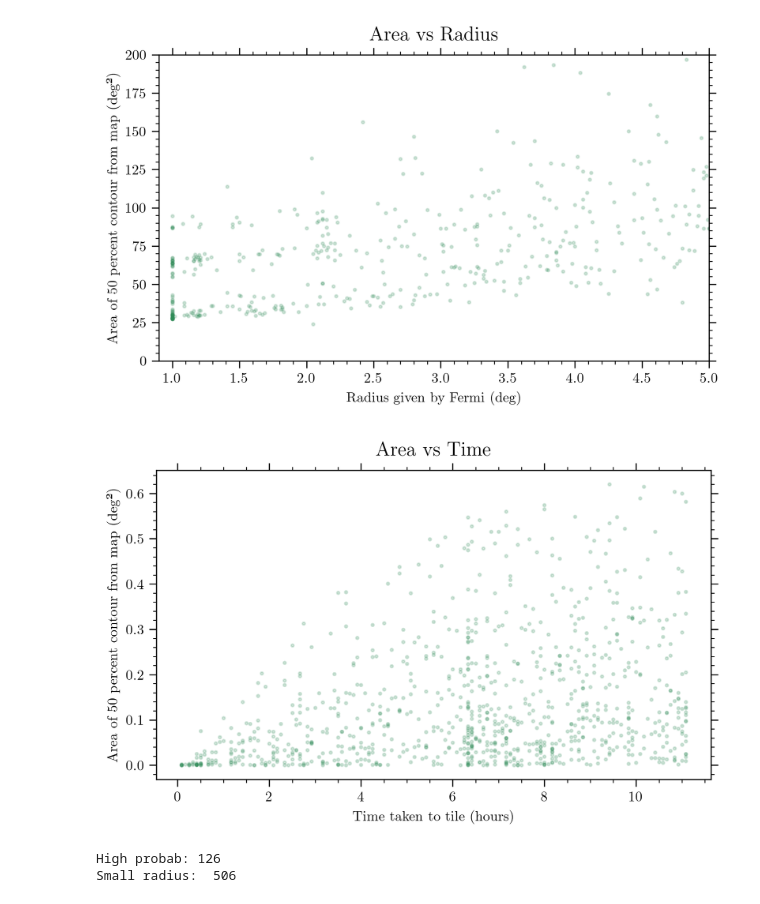
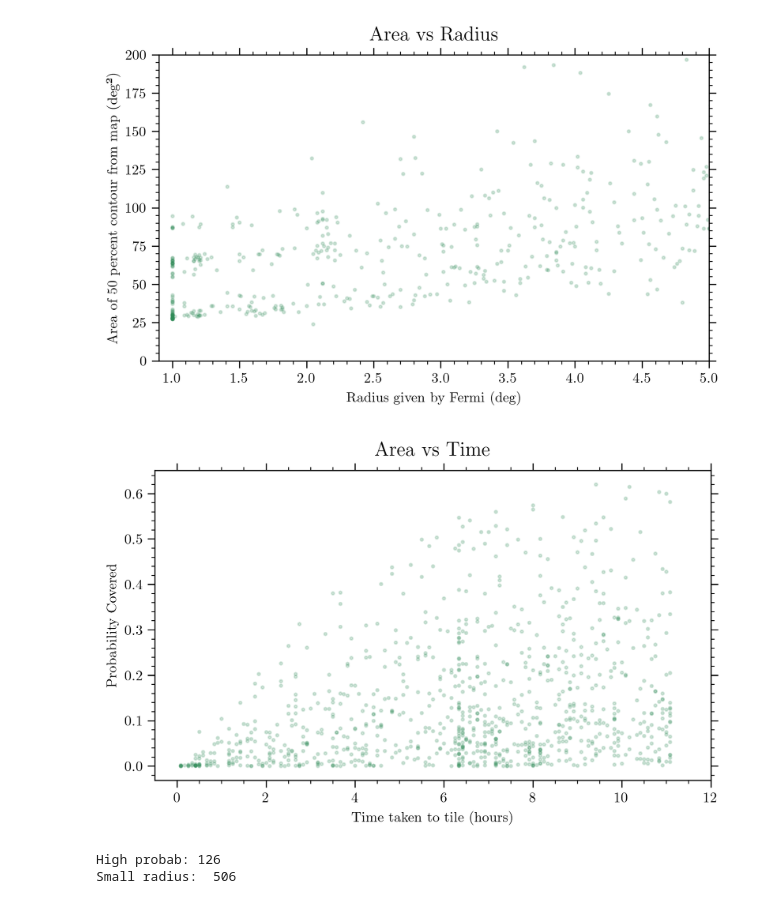
Before and after one commit to ravioli1369/fermi_grbs, a Jupyter notebook: stats.ipynb, the cells around one changed output. Cells and saved outputs as stored; diff of their text form; code cells hidden in the pictures.

```diff
--- a/stats.ipynb
+++ b/stats.ipynb
@@ -168,14 +169,14 @@ plt.show()
 # %%
 plt.figure(figsize=(7,4), dpi=300)
 plt.scatter(times/60, probs, s=4, color='seagreen', alpha=0.2)
 plt.xlabel("Time taken to tile (hours)")
-plt.ylabel("Area of 50 percent contour from map (deg²)")
+plt.ylabel("Probability Covered")
 plt.title("Area vs Time", fontsize=14, pad=10)
 # plt.ylim(0,200)
-# plt.xlim(0.9,5)
+plt.xlim(-0.5,12)
 plt.show()
 # %% [output]
-[figure, old version]
+[figure, new version]
 # %%
 print("High probab:", np.sum(probs > 0.3))
 print("Small radius: ", np.sum(radius < 6))
```
Also changed, not shown: parts of 1 cell of this notebook, 1 other file.
